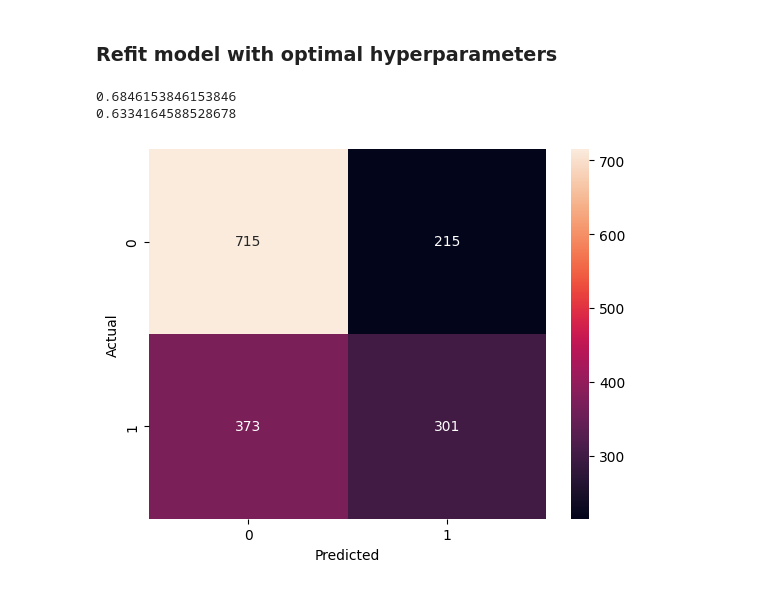
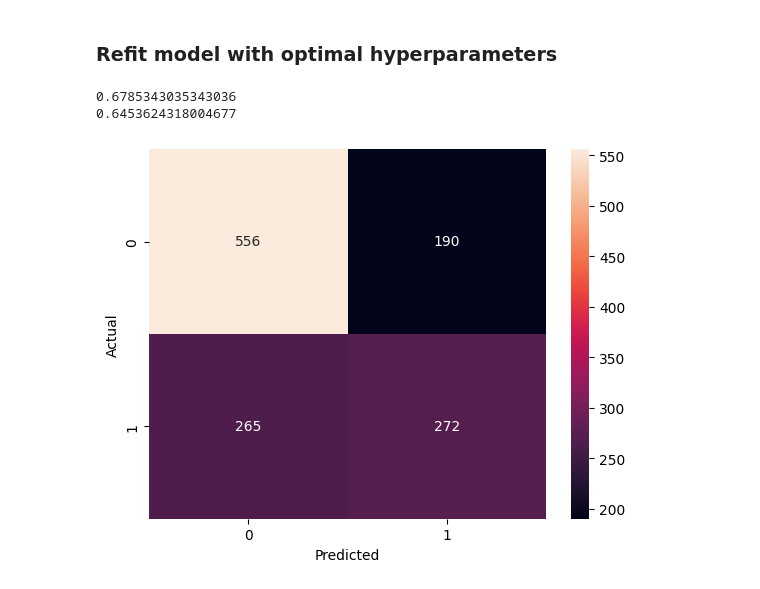
Before and after one commit to lilyzhizhou/Identifying-Prediabetes-ML, a Jupyter notebook: XGboost.ipynb, the cells around one changed output. Saved outputs shown, nothing was run; the diff lists cells and outputs as text; code cells hidden in the pictures.

Commit message:
added validation split, adjusted hyperparameters

```diff
--- a/XGboost.ipynb
+++ b/XGboost.ipynb
@@ -94,9 +163,4 @@ numerical_columns = [c for c in datapd.columns if c not in categorical_columns a
 # %%
-# Splitting the data into 75% training and 25% testing
-train = datapd.sample(frac=0.75, random_state=10)
-test = datapd.drop(train.index)
-train.head
-
 # Initializing the Gradient Boosting Classifier with specified parameters
 xgboost = GradientBoostingClassifier(n_estimators=100, learning_rate=1.0, max_depth=1)
 
@@ -115,3 +179,4 @@ imputer.fit(train[['Total_Cholesterol']])
 # Use this median to fill the NaN values in both training and test sets
 train['Total_Cholesterol'] = imputer.transform(train[['Total_Cholesterol']])
 test['Total_Cholesterol'] = imputer.transform(test[['Total_Cholesterol']])
+test_20['Total_Cholesterol'] = imputer.transform(test_20[['Total_Cholesterol']])
@@ -153,14 +204,16 @@ accuracy_score(test['predm'], Y_pred)
 ### Hyperparamater tuning with grid search
 # %%
 # Defining the hyperparameters to be tuned using GridSearchCV
+
+#using initial parameters
 param_dist = {
-    "xg_boost__n_estimators" : [100, 200], #total number of trees/boosting rounds
+    "xg_boost__n_estimators" : [75, 100, 150], #total number of trees/boosting rounds
     "xg_boost__max_depth" : [1, 3, 5], #max depth of one tree
-    "xg_boost__min_samples_leaf" : [20,30,40], #min samples to be a leaf
-    "xg_boost__learning_rate" : [.1,  .2],
-    "xg_boost__max_features" : [6,8,10] #max features
+    "xg_boost__min_samples_leaf" : [30,40,50], #min samples to be a leaf
+    "xg_boost__learning_rate" : [0.05, .1,  .2],
+    "xg_boost__max_features" : [4, 6, 8] #max features
 }
-  #this took so long to run
+#runtime: 15 min
 
 # Using StratifiedKFold for cross-validation, ensuring each fold has the same proportion of observations with each target value
 #skf = StratifiedKFold(n_splits=5)
@@ -207,26 +260,25 @@ train_accuracy = accuracy_score(train['predm'], Y_pred)
 print(train_accuracy)
 
 # Make predictions on the test set and compute the accuracy
-Y_pred = model.predict(test.drop('predm', axis=1))
-test_accuracy = accuracy_score(test['predm'], Y_pred)
+Y_pred = model.predict(test_20.drop('predm', axis=1))
+test_accuracy = accuracy_score(test_20['predm'], Y_pred)
 print(test_accuracy)
-#did not improve lmao
-#this was run a few times, got similar results each time
+#did not improve
 #accuracy not too diff from train to test, so likely not overfit
 # %% [output]
-0.6846153846153846
-0.6334164588528678
+0.6785343035343036
+0.6453624318004677
 # %%
 #more evaluation metrics
 #confusion matrix
-Y = test['predm']
+Y = test_20['predm']
 conf_matrix = confusion_matrix(Y, Y_pred)
 sns.heatmap(conf_matrix, annot=True, fmt='d')
 plt.ylabel('Actual')
 plt.xlabel('Predicted')
 plt.show()
 # %% [output]
-[figure, old version]
+[figure, new version]
 # %%
 #classification report of various scores
 class_report = classification_report(Y, Y_pred)
```
Also changed, not shown: parts of 10 cells of this notebook.
